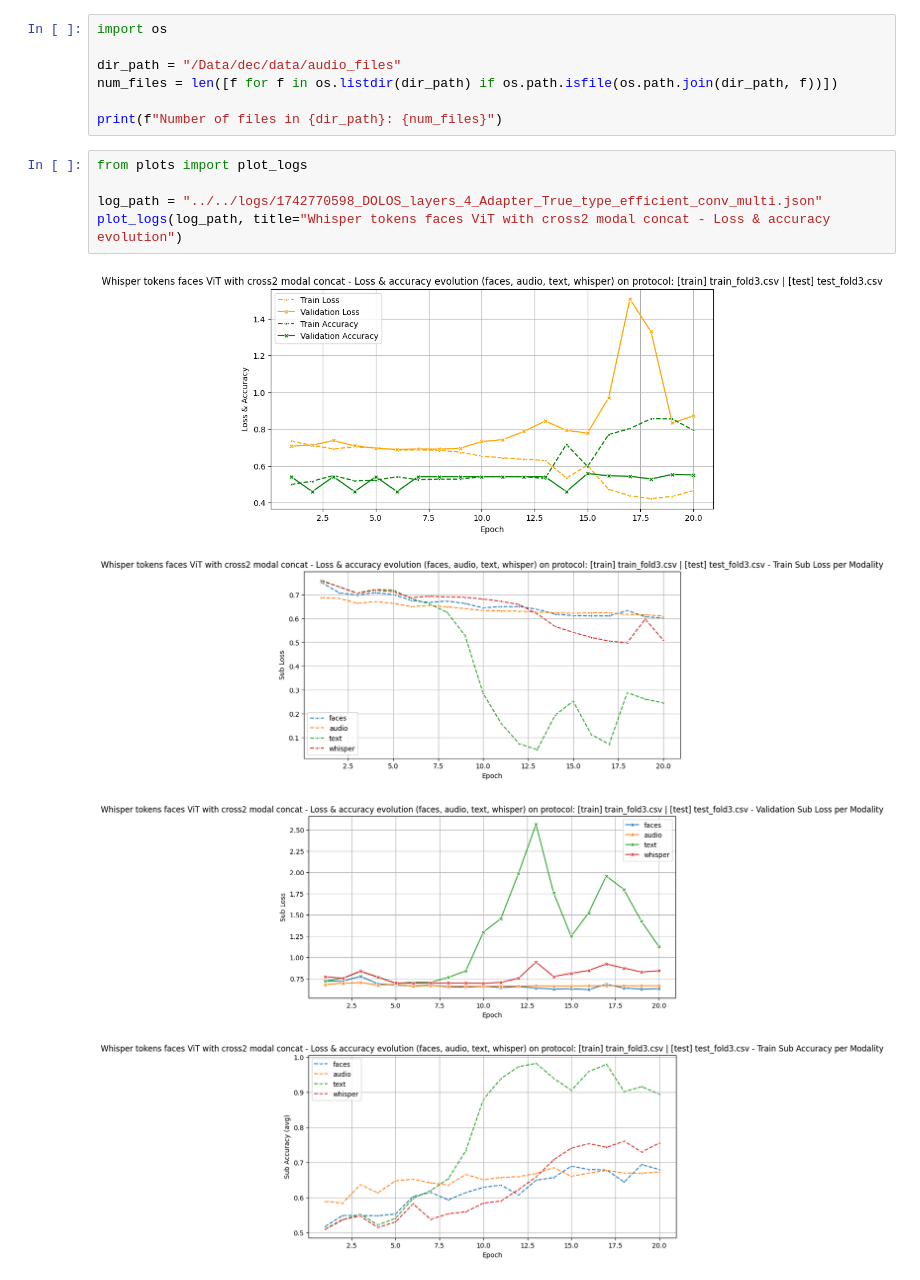
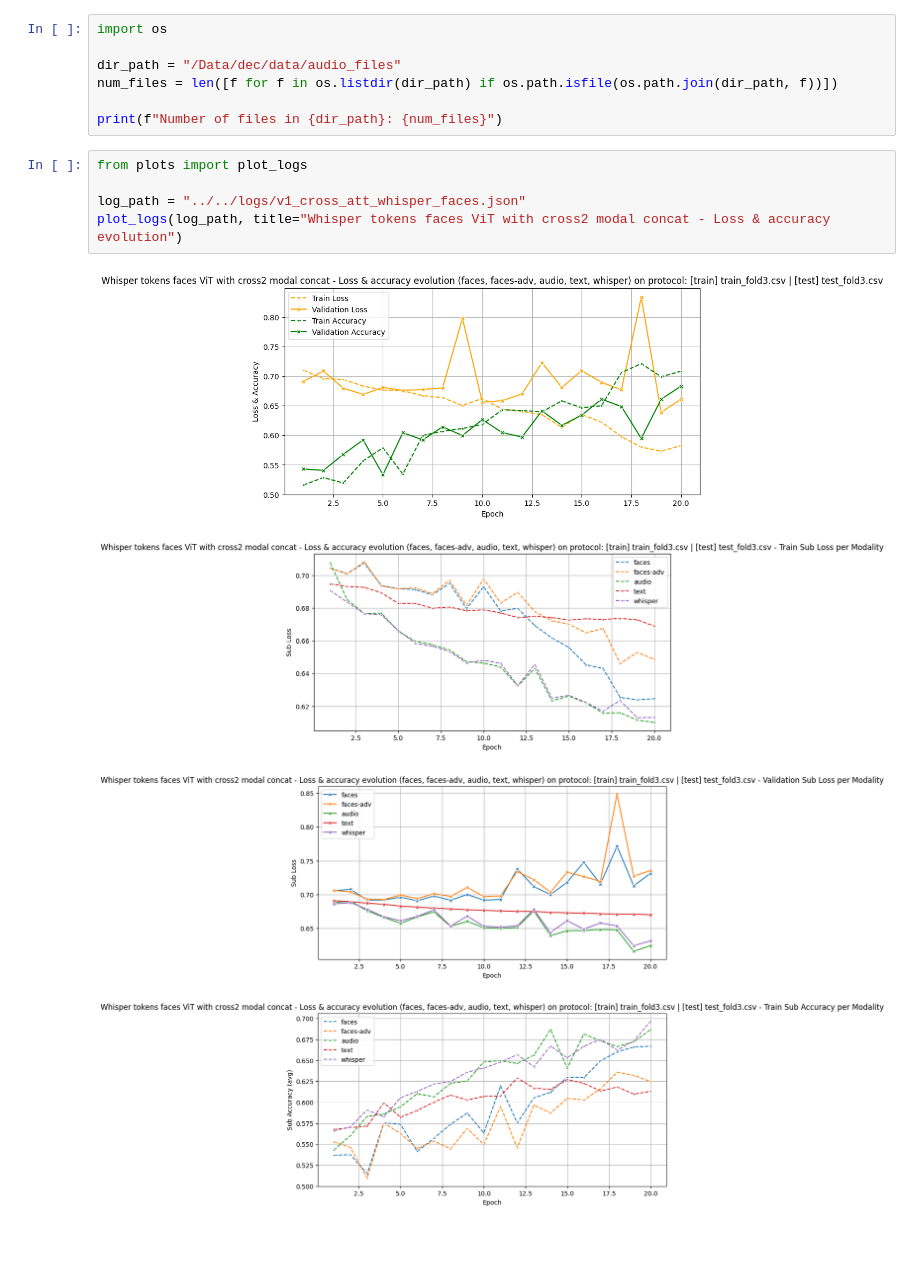
Before and after one commit to shashuat/deception-detection, a Jupyter notebook: code/utils/tools.ipynb, the cells around one changed output. Cells and saved outputs as stored; diff of their text form; blank space fills up the shorter version.

```diff
--- a/code/utils/tools.ipynb
+++ b/code/utils/tools.ipynb
@@ -15,10 +15,10 @@ print(f"Number of files in {dir_path}: {num_files}")
 # %%
 from plots import plot_logs
 
-log_path = "../../logs/1742770598_DOLOS_layers_4_Adapter_True_type_efficient_conv_multi.json"
+log_path = "../../logs/v1_cross_att_whisper_faces.json"
 plot_logs(log_path, title="Whisper tokens faces ViT with cross2 modal concat - Loss & accuracy evolution")
 # %% [output]
-[figure, old version]
+[figure, new version]
-[figure, old version]
+[figure, new version]
-[figure, old version]
+[figure, new version]
-[figure, old version]
+[figure, new version]
```
Also changed, not shown: parts of 1 cell of this notebook, 17 other files.
